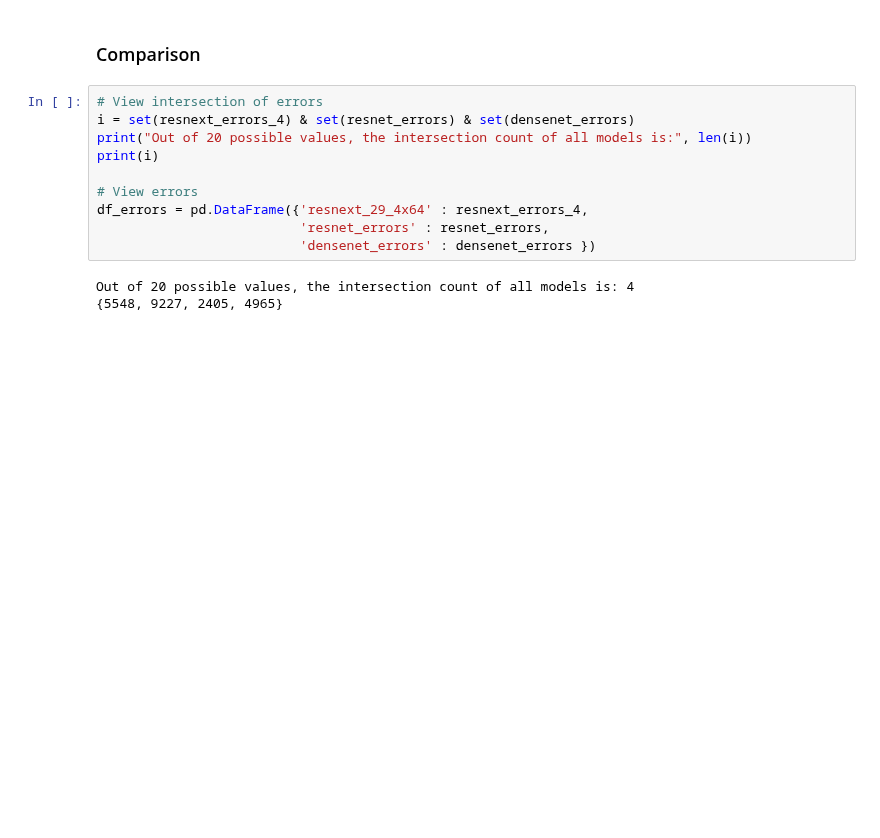
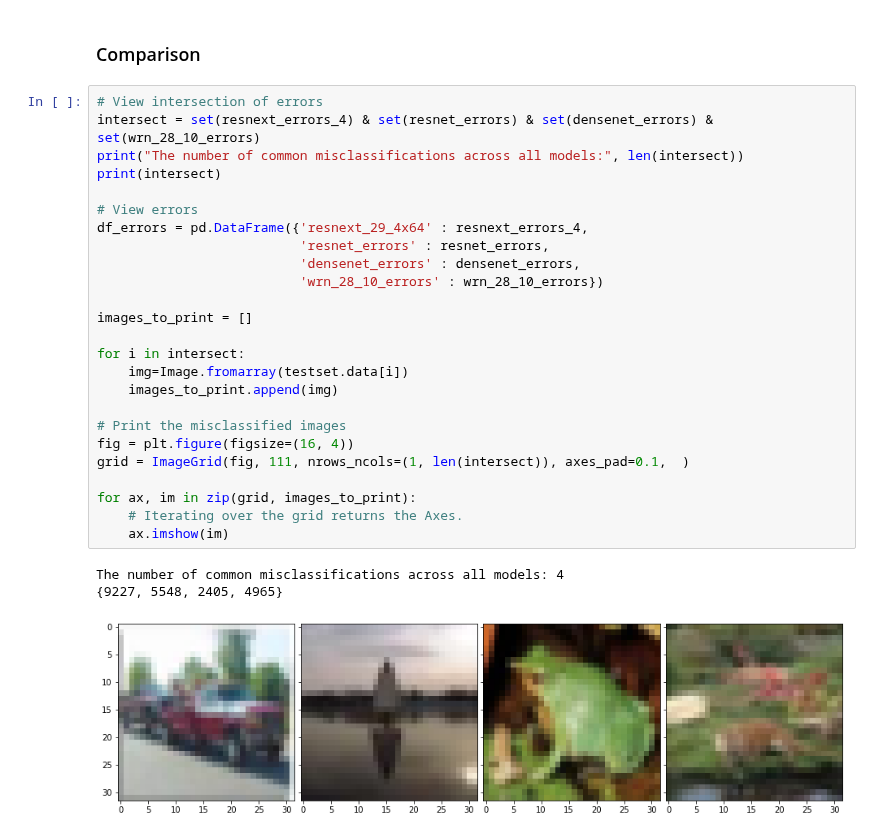
Before and after one commit to danzisar/w210-capstone, a Jupyter notebook: original_model_results/Reproducability_EDA.ipynb, the cells around one changed output. Drawn from its saved outputs; the diff is of its cells as text; blank space fills up the shorter version.

```diff
--- a/original_model_results/Reproducability_EDA.ipynb
+++ b/original_model_results/Reproducability_EDA.ipynb
@@ -274,18 +310,34 @@ resnext_errors_4 = error_by_r_score(npzfile)
 # %% [markdown]
 ### Comparison
-# %%
-# View intersection of errors
-i = set(resnext_errors_4) & set(resnet_errors) & set(densenet_errors)
-print("Out of 20 possible values, the intersection count of all models is:", len(i))
-print(i)
-
-# View errors
-df_errors = pd.DataFrame({'resnext_29_4x64' : resnext_errors_4,
-                          'resnet_errors' : resnet_errors,
-                          'densenet_errors' : densenet_errors })
-# %% [output]
-Out of 20 possible values, the intersection count of all models is: 4
-{5548, 9227, 2405, 4965}
+# %%
+# View intersection of errors
+intersect = set(resnext_errors_4) & set(resnet_errors) & set(densenet_errors) & set(wrn_28_10_errors)
+print("The number of common misclassifications across all models:", len(intersect))
+print(intersect)
+
+# View errors
+df_errors = pd.DataFrame({'resnext_29_4x64' : resnext_errors_4,
+                          'resnet_errors' : resnet_errors,
+                          'densenet_errors' : densenet_errors,
+                          'wrn_28_10_errors' : wrn_28_10_errors})
+
+images_to_print = []
+
+for i in intersect:
+    img=Image.fromarray(testset.data[i])
+    images_to_print.append(img)
+
+# Print the misclassified images
+fig = plt.figure(figsize=(16, 4))
+grid = ImageGrid(fig, 111, nrows_ncols=(1, len(intersect)), axes_pad=0.1,  )
+
+for ax, im in zip(grid, images_to_print):
+    # Iterating over the grid returns the Axes.
+    ax.imshow(im)
+# %% [output]
+The number of common misclassifications across all models: 4
+{9227, 5548, 2405, 4965}
+[figure, added]
 # %%
 df = pd.DataFrame()
 
```
Also changed, not shown: parts of 10 cells of this notebook.
